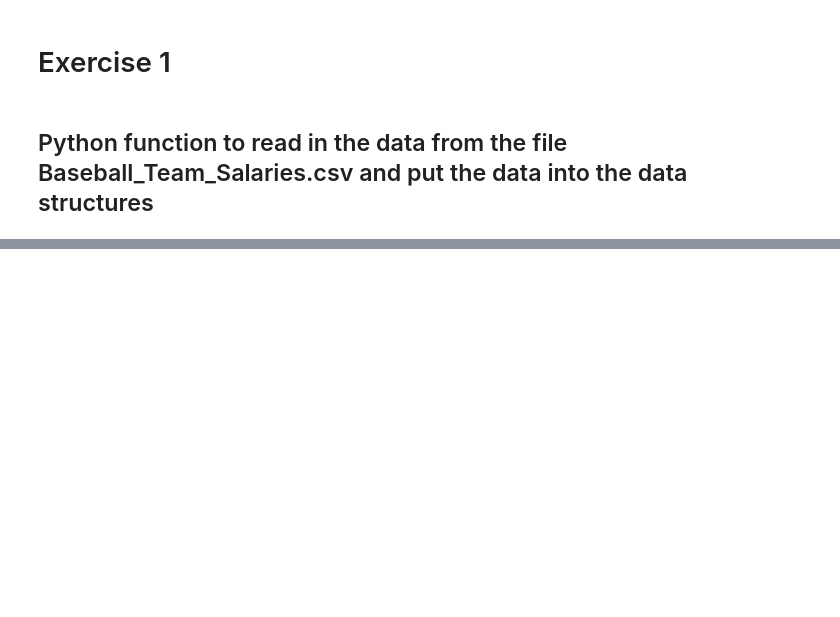
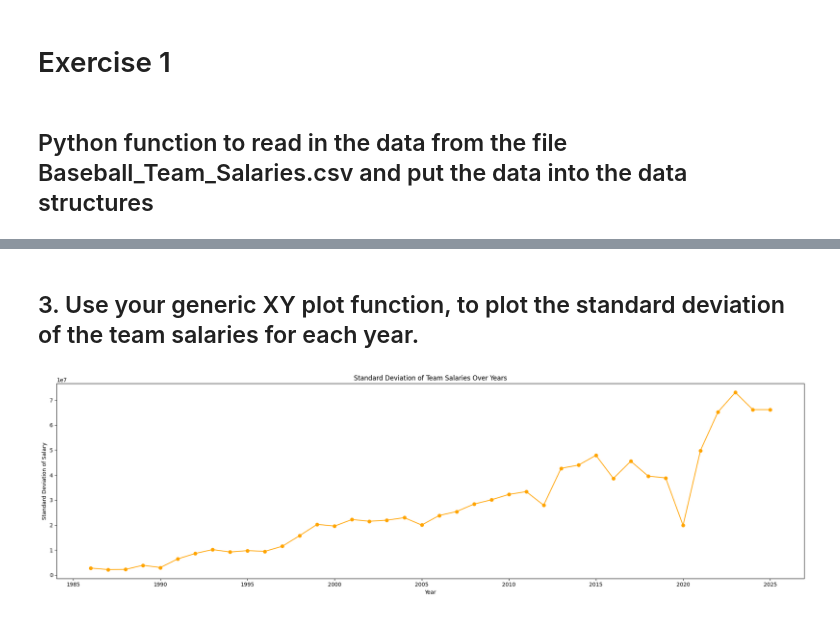
Before and after one commit to Quilhar/DataAnalytics, a Jupyter notebook: Stats/money_and_sports.ipynb, the cells around one changed output, grey strips where cells are left out. Drawn from its saved outputs; the diff is of its cells as text; code cells hidden in the pictures; blank space fills up the shorter version.

```diff
--- a/Stats/money_and_sports.ipynb
+++ b/Stats/money_and_sports.ipynb
@@ -58,0 +152,8 @@ KeyError: np.int64(1986)
+# %% [markdown]
+## 3. Use your generic XY plot function, to plot the standard deviation of the team salaries for each year.
+# %%
+plt.figure(figsize=(20, 6))
+
+dal.xy_plot(list(yearly_data_structure.keys()), salary_stds, 'Year', 'Standard Deviation of Salary', 'Standard Deviation of Team Salaries Over Years', marker='o', color='orange')
+# %% [output]
+[figure, added]
```
Also changed, not shown: parts of 14 cells of this notebook, 1 other file.
